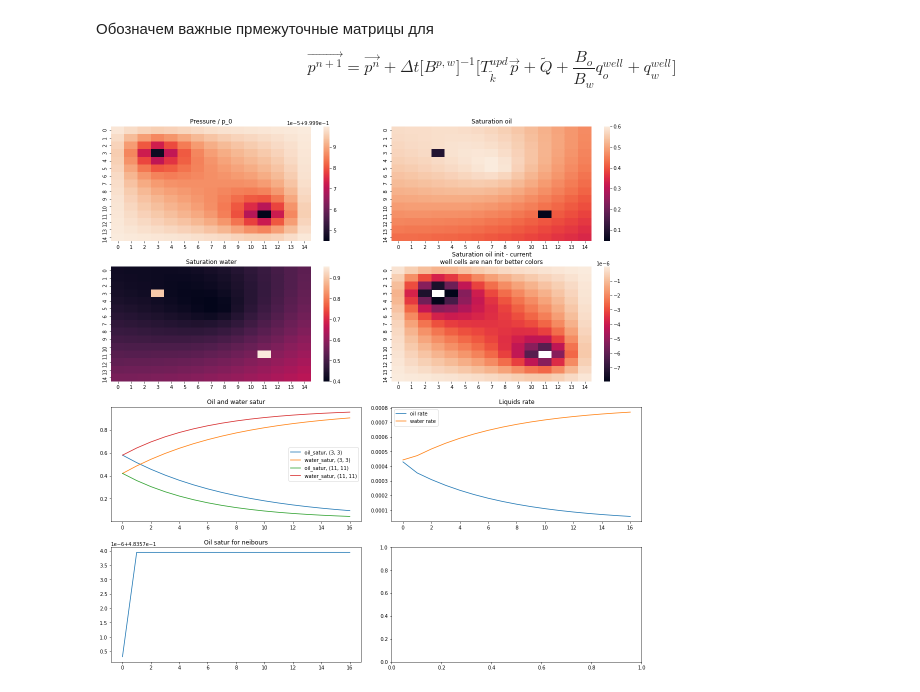
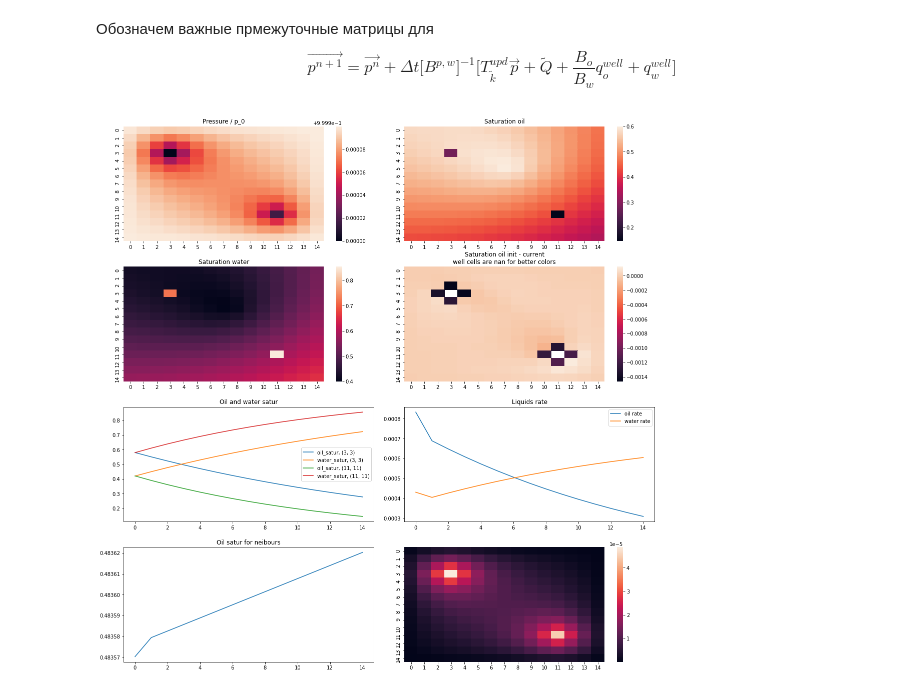
Before and after one commit to yamidovich/ReservoirModel, a Jupyter notebook: Model_on_work_env.ipynb, the cells around one changed output. Cells and saved outputs as stored; diff of their text form; code cells hidden in the pictures.

```diff
--- a/Model_on_work_env.ipynb
+++ b/Model_on_work_env.ipynb
@@ -24,3 +24,6 @@ imp.reload(res)
 imp.reload(ma_init)
 
 const = prop.Constants()
+# %%
+def f(x):
+    return 2 * x
@@ -82,18 +95,18 @@ env = res.Env(k_2d_matrix=k_matrix, poir_2d_matrix=porosity_matrix, depth_2d_mat
               const=const, well_positions=wells, two_d_well_index_rw_scale=const_p_wells,
               boundary_cond = 'const_pressure'
              )
+# %%
+n_it = int(1e4)
+upd_plot_freq = int(6e2)
+q_o_rate = []
+q_w_rate = []
+
+s_o_hist = {key: [] for key in const_p_wells}
+s_w_hist = {key: [] for key in const_p_wells}
+for key in neibours:
+    s_o_hist[key] = []
+    s_w_hist[key] = []
 # %%
-n_it = int(1e5)
-upd_plot_freq = int(6e3)
-q_o_rate = []
-q_w_rate = []
-
-s_o_hist = {key: [] for key in const_p_wells}
-s_w_hist = {key: [] for key in const_p_wells}
-for key in neibours:
-    s_o_hist[key] = []
-    s_w_hist[key] = []
-
 for i in range(n_it):
     env.step()
 
@@ -118,32 +131,33 @@ for i in range(n_it):
         g1 = sns.heatmap(env.p_as_2d() / const.p_0(), ax=ax[0][0], cbar=True) #, vmax=1, vmin=0.8)
         g1.set_title('Pressure / p_0')
 
         g2 = sns.heatmap(env.s_o_as_2d(), ax=ax[0][1], cbar=True) # , vmax=0.5, vmin=0.3)
         g2.set_title('Saturation oil')
 
         g3 = sns.heatmap(s_w, ax=ax[1][0], cbar=True) # , vmax=0.7, vmin=0.5)
         g3.set_title('Saturation water')
         satur_diff = Satur_matrix - s_o
         for key in const_p_wells:
             satur_diff[key] = np.nan
+            pass
         g4 = sns.heatmap(satur_diff, cbar=True, ax=ax[1][1])#, vmax=1, vmin=0)
         g4.set_title('Saturation oil init - current\nwell cells are nan for better colors')
 
         # plot satur in every well
         for key in const_p_wells:
             ax[2][0].plot(s_o_hist[key], label=f'oil_satur, {key}')
             ax[2][0].plot(s_w_hist[key], label=f'water_satur, {key}')
         ax[2][0].set_title('Oil and water satur')
         ax[2][0].legend()
 
         ax[2][1].plot(q_o_rate, label='oil rate')
         ax[2][1].plot(q_w_rate, label='water rate')
         ax[2][1].set_title('Liquids rate')
         ax[2][1].legend()
         for key in neibours:
             ax[3][0].plot(s_o_hist[key], label=f'oil satur, {key}')
             ax[3][0].set_title('Oil satur for neibours')
-
+        _ = sns.heatmap(np.ones((nx, ny)) - s_o - s_w, cbar=True, ax=ax[3][1])#, vmax=1, vmin=0)
         plt.show()
 # %% [output]
-[figure, old version]
+[figure, new version]
```
Also changed, not shown: parts of 1 cell of this notebook.
